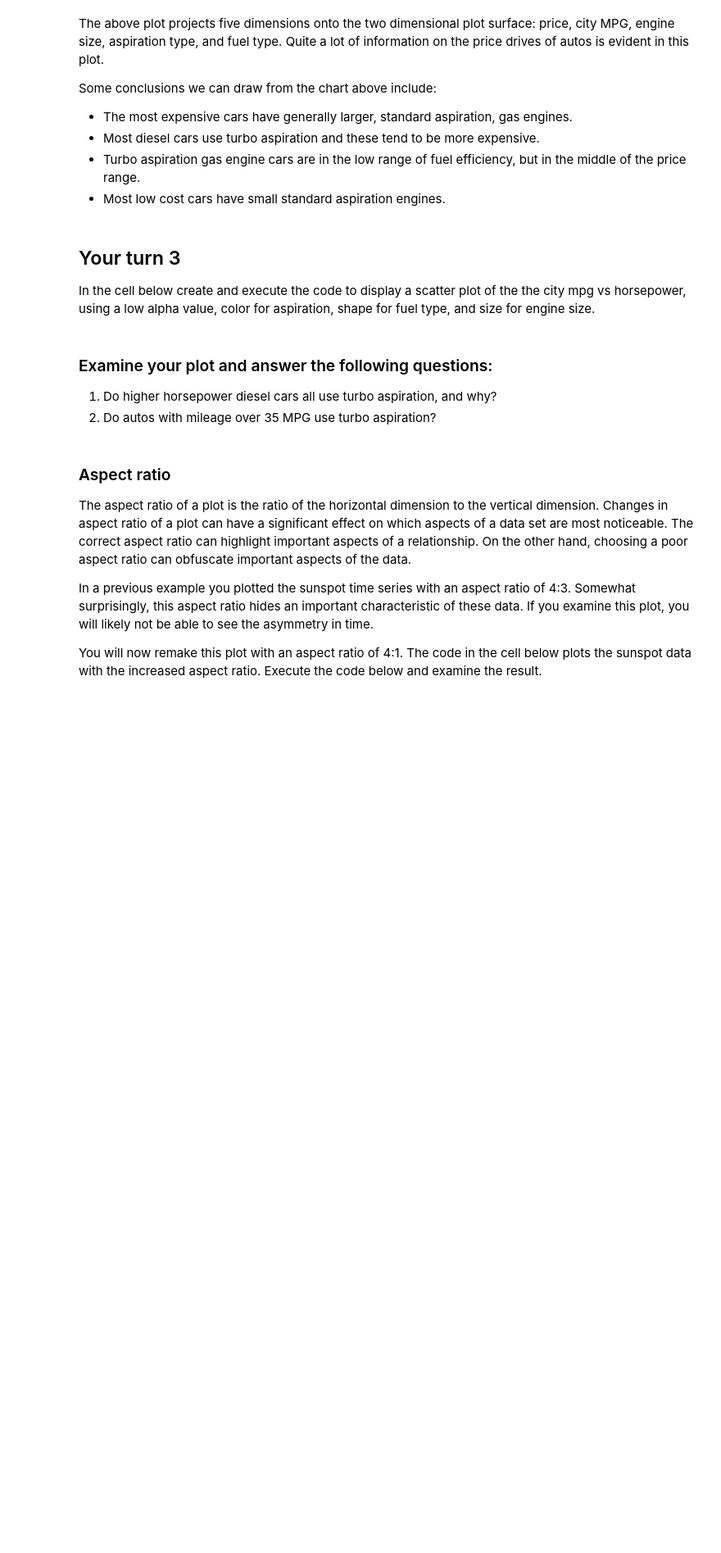
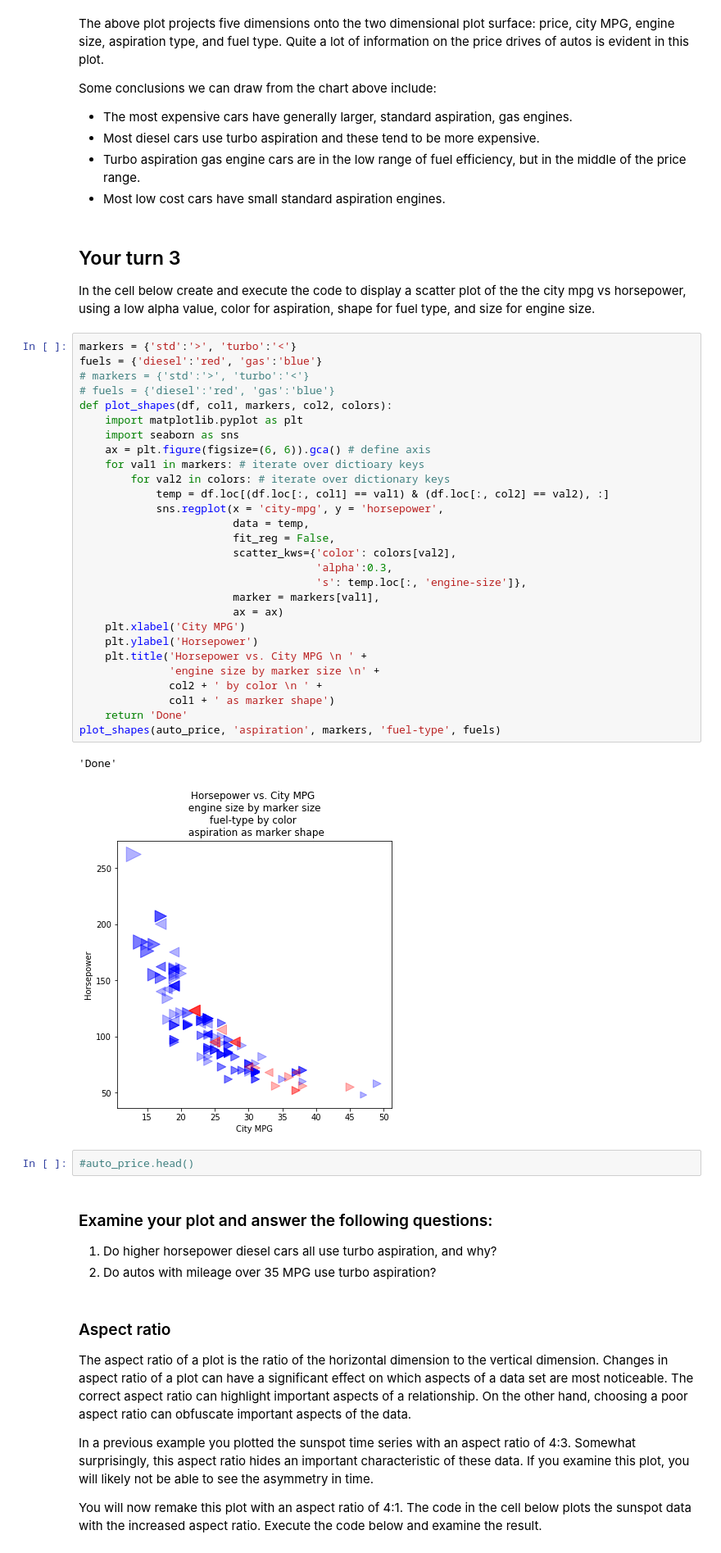
Before and after one commit to ryanarbow/uw_data_science, a Jupyter notebook: DS_methods_and_tools_2/L02-DataExploration-Part2.ipynb, the cells around one changed output. Shown: that part at 82% size. Drawn from its saved outputs; the diff is of its cells as text; blank space fills up the shorter version.

```diff
--- a/DS_methods_and_tools_2/L02-DataExploration-Part2.ipynb
+++ b/DS_methods_and_tools_2/L02-DataExploration-Part2.ipynb
@@ -423,6 +471,39 @@ Some conclusions we can draw from the chart above include:
 # %% [markdown]
 ## Your turn 3
 In the cell below create and execute the code to display a scatter plot of the the city mpg vs horsepower, using a low alpha value, color for aspiration, shape for  fuel type, and size for engine size.
+# %%
+markers = {'std':'>', 'turbo':'<'}
+fuels = {'diesel':'red', 'gas':'blue'}
+# markers = {'std':'>', 'turbo':'<'}
+# fuels = {'diesel':'red', 'gas':'blue'}
+def plot_shapes(df, col1, markers, col2, colors):
+    import matplotlib.pyplot as plt
+    import seaborn as sns
+    ax = plt.figure(figsize=(6, 6)).gca() # define axis
+    for val1 in markers: # iterate over dictioary keys
+        for val2 in colors: # iterate over dictionary keys
+            temp = df.loc[(df.loc[:, col1] == val1) & (df.loc[:, col2] == val2), :]
+            sns.regplot(x = 'city-mpg', y = 'horsepower',
+                        data = temp,
+                        fit_reg = False,
+                        scatter_kws={'color': colors[val2],
+                                     'alpha':0.3,
+                                     's': temp.loc[:, 'engine-size']},
+                        marker = markers[val1],
+                        ax = ax)
+    plt.xlabel('City MPG')
+    plt.ylabel('Horsepower')
+    plt.title('Horsepower vs. City MPG \n ' +
+              'engine size by marker size \n' +
+              col2 + ' by color \n ' +
+              col1 + ' as marker shape')
+    return 'Done'
+plot_shapes(auto_price, 'aspiration', markers, 'fuel-type', fuels)
+# %% [output]
+'Done'
+[figure, added]
+# %%
+#auto_price.head()
 # %% [markdown]
 ### Examine your plot and answer the following questions:
 1. Do higher horsepower diesel cars all use turbo aspiration, and why?
```
Also changed, not shown: parts of 25 cells of this notebook.
